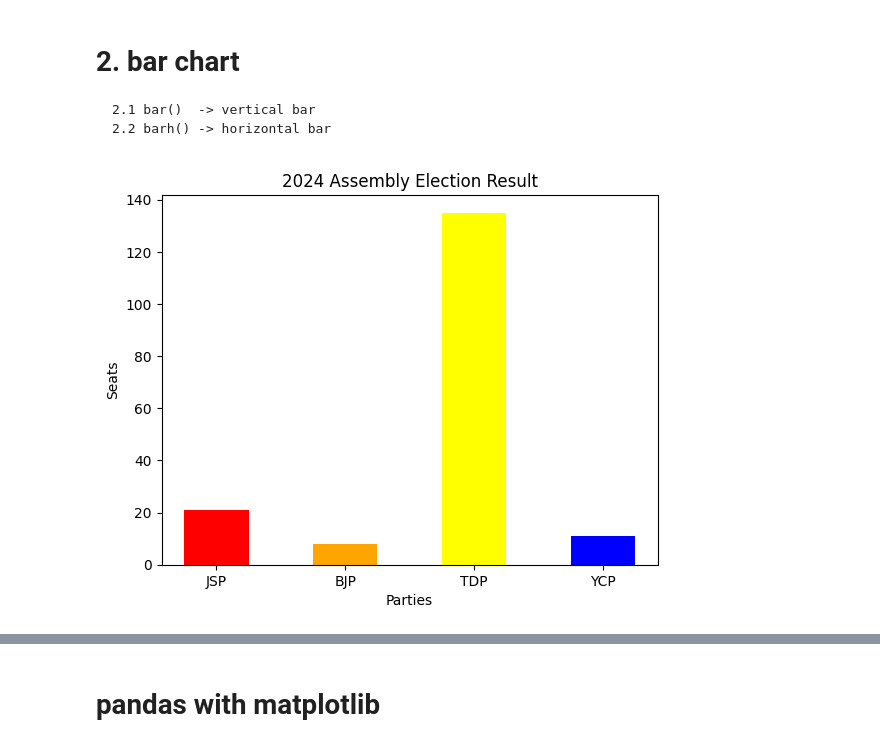
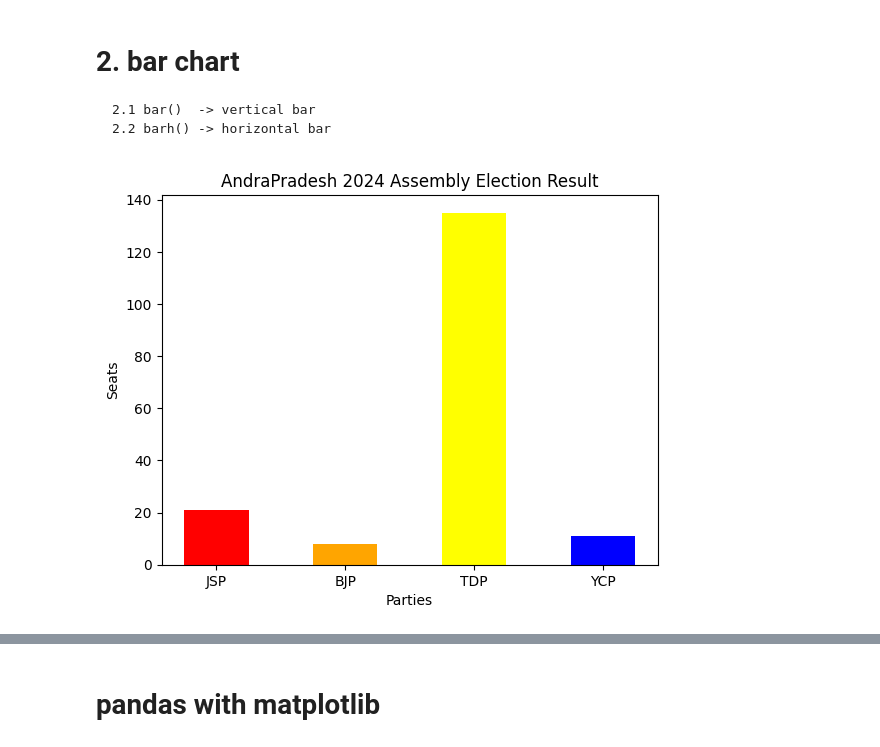
Before and after one commit to Reddysekhar8333/python, a Jupyter notebook: matplotlib.ipynb, the cells around one changed output, grey strips where cells are left out. Saved outputs shown, nothing was run; the diff lists cells and outputs as text; code cells hidden in the pictures.

```diff
--- a/matplotlib.ipynb
+++ b/matplotlib.ipynb
@@ -97,13 +97,13 @@ plt.show()
 # %%
 # ap 2024 assembly election result
 parties=["JSP","BJP","TDP","YCP"]
 seats=[21,8,135,11]
 colors=['red','orange','yellow','blue']
 plt.figsize=(6,6)
 plt.bar(parties,seats,color=colors,width=0.5)
-plt.title("2024 Assembly Election Result")
+plt.title("AndraPradesh 2024 Assembly Election Result")
 plt.xlabel("Parties")
 plt.ylabel("Seats")
 plt.show()
 # %% [output]
-[figure, old version]
+[figure, new version]
```
Also changed, not shown: parts of 12 cells of this notebook.
